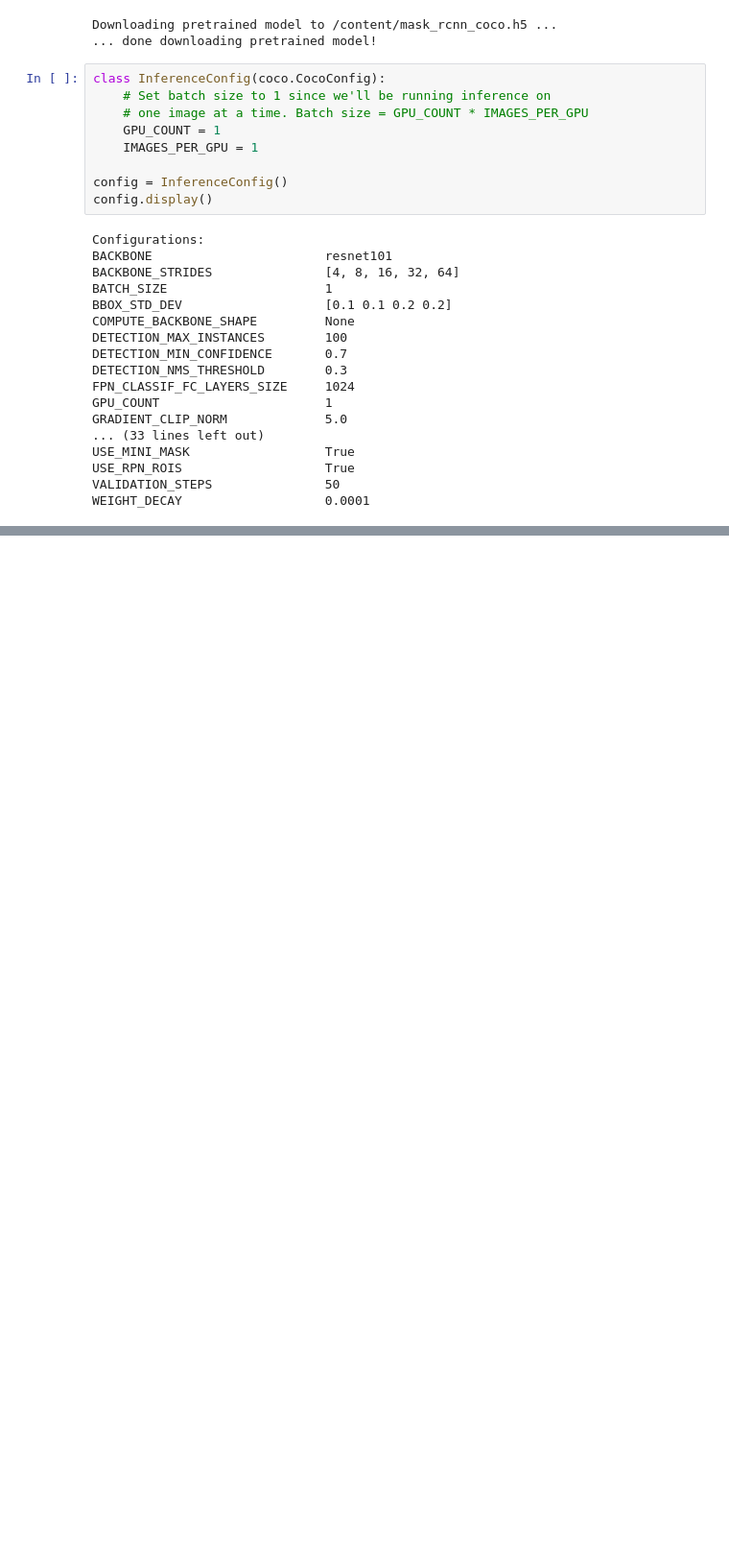
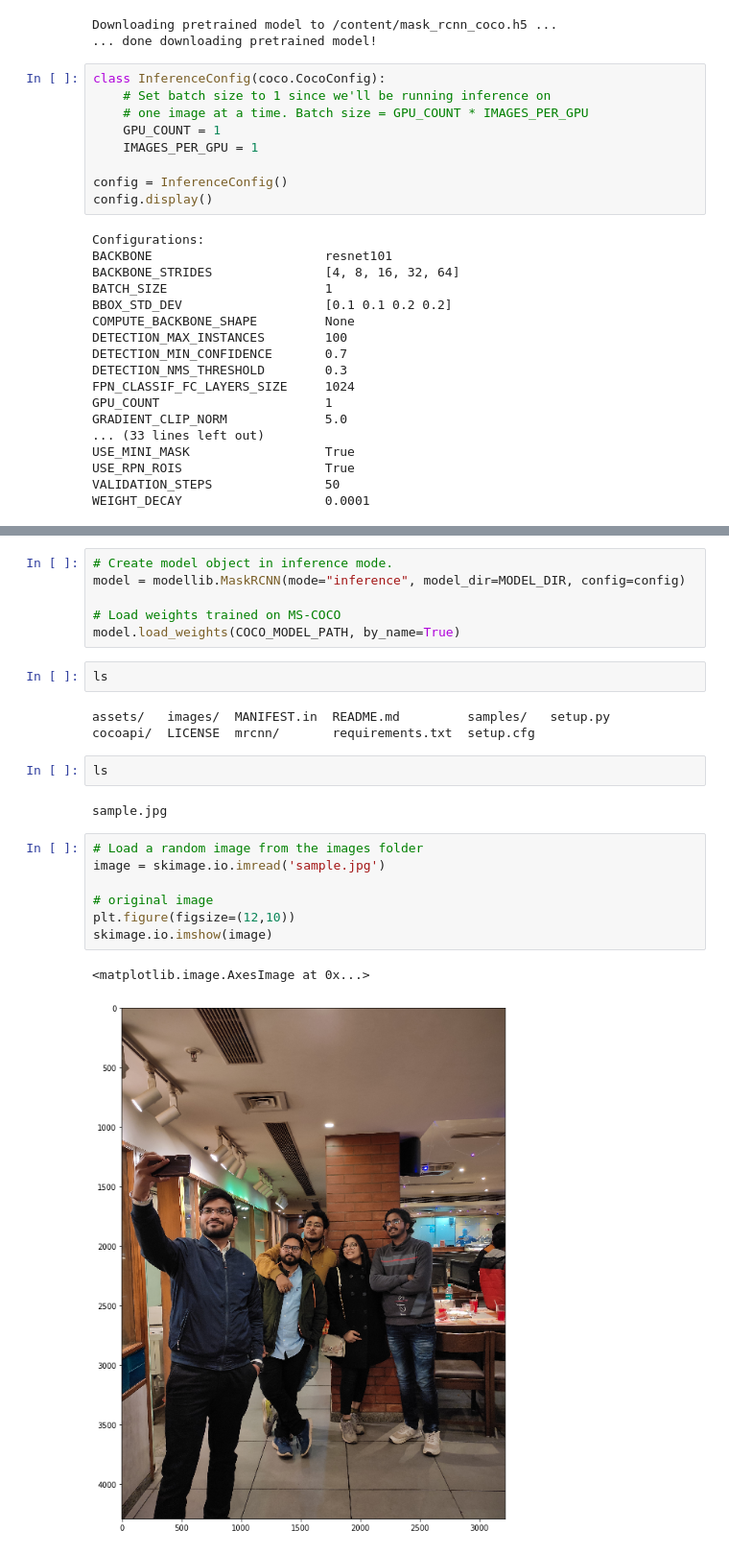
Before and after one commit to abhi9rocks/DeepStuff, a Jupyter notebook: RCNN3.ipynb, the cells around one changed output, grey strips where cells are left out. Shown at 96% size. Saved outputs shown, nothing was run; the diff lists cells and outputs as text; blank space fills up the shorter version.

```diff
--- a/RCNN3.ipynb
+++ b/RCNN3.ipynb
@@ -418,0 +441,25 @@ WEIGHT_DECAY                   0.0001
+# %%
+# Create model object in inference mode.
+model = modellib.MaskRCNN(mode="inference", model_dir=MODEL_DIR, config=config)
+
+# Load weights trained on MS-COCO
+model.load_weights(COCO_MODEL_PATH, by_name=True)
+# %%
+ls
+# %% [output]
+assets/   images/  MANIFEST.in  README.md         samples/   setup.py
+cocoapi/  LICENSE  mrcnn/       requirements.txt  setup.cfg
+# %%
+ls
+# %% [output]
+sample.jpg
+# %%
+# Load a random image from the images folder
+image = skimage.io.imread('sample.jpg')
+
+# original image
+plt.figure(figsize=(12,10))
+skimage.io.imshow(image)
+# %% [output]
+<matplotlib.image.AxesImage at 0x...>
+[figure, added]
```
Also changed, not shown: parts of 4 cells of this notebook.
